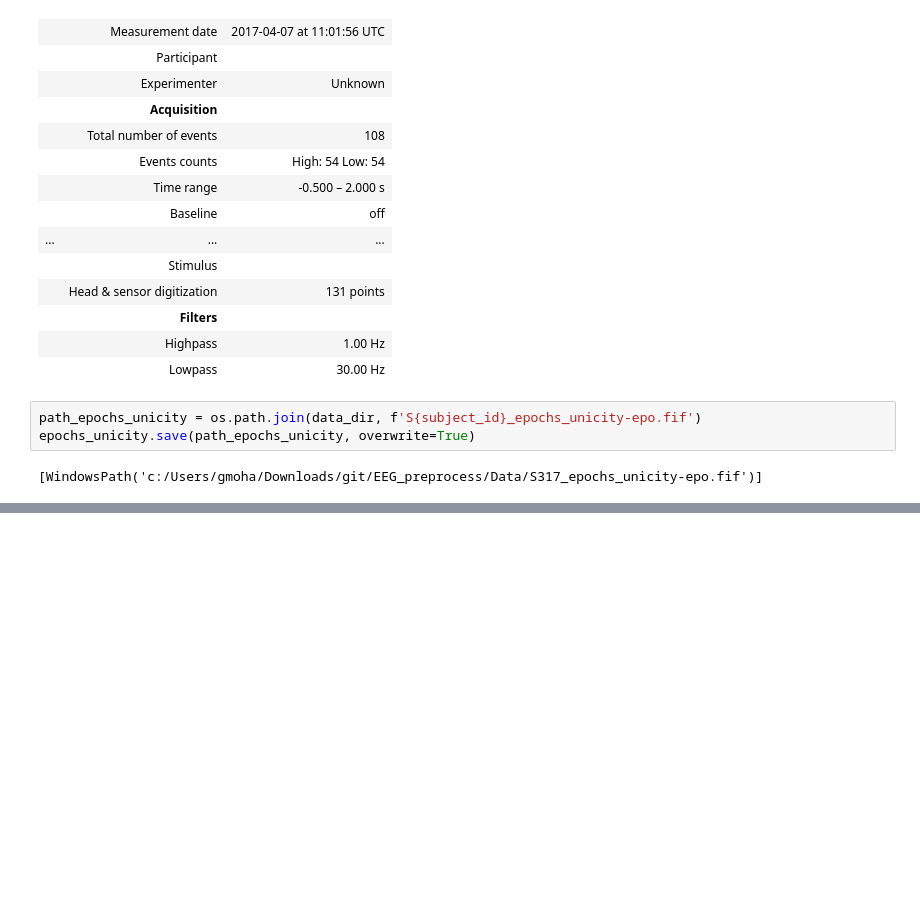
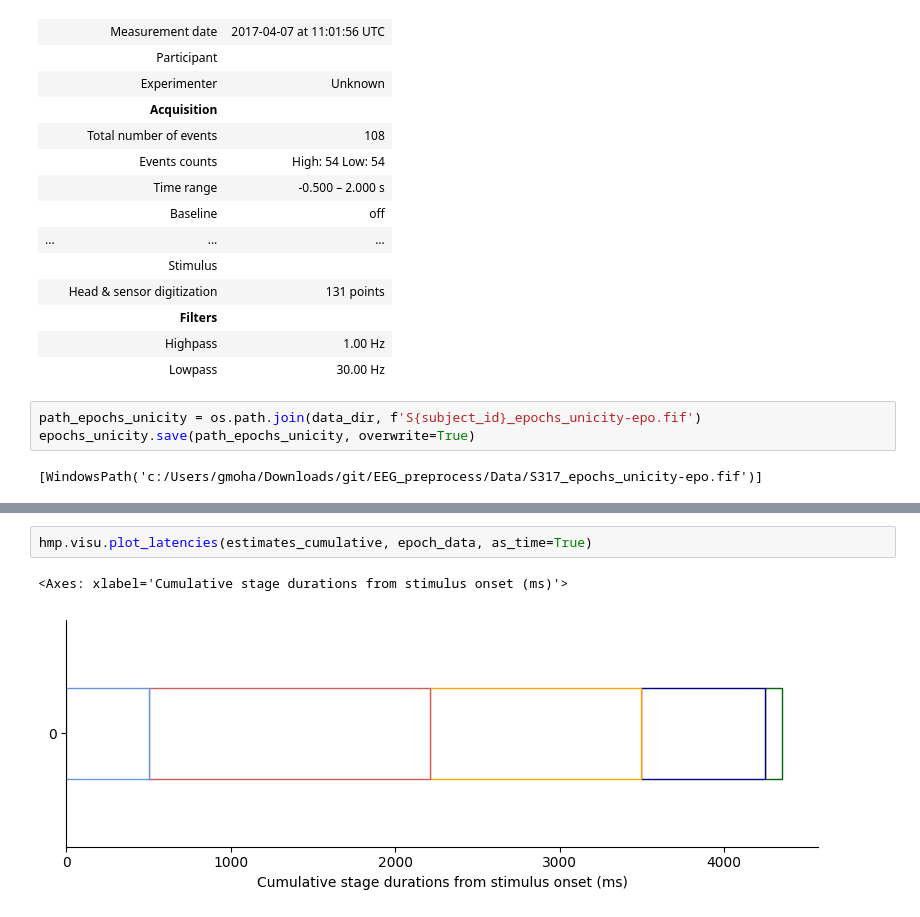
Before and after one commit to MohammadMMK/Neural_dynamics_of_language_production, a Jupyter notebook: hmp.ipynb, the cells around one changed output, grey strips where cells are left out. Cells and saved outputs as stored; diff of their text form; blank space fills up the shorter version.

```diff
--- a/hmp.ipynb
+++ b/hmp.ipynb
@@ -173,0 +230,5 @@ preprocessed = hmp.preprocessing.Standard(epoch_data)
+# %%
+hmp.visu.plot_latencies(estimates_cumulative, epoch_data, as_time=True)
+# %% [output]
+<Axes: xlabel='Cumulative stage durations from stimulus onset (ms)'>
+[figure, added]
```
Also changed, not shown: parts of 10 cells of this notebook.
